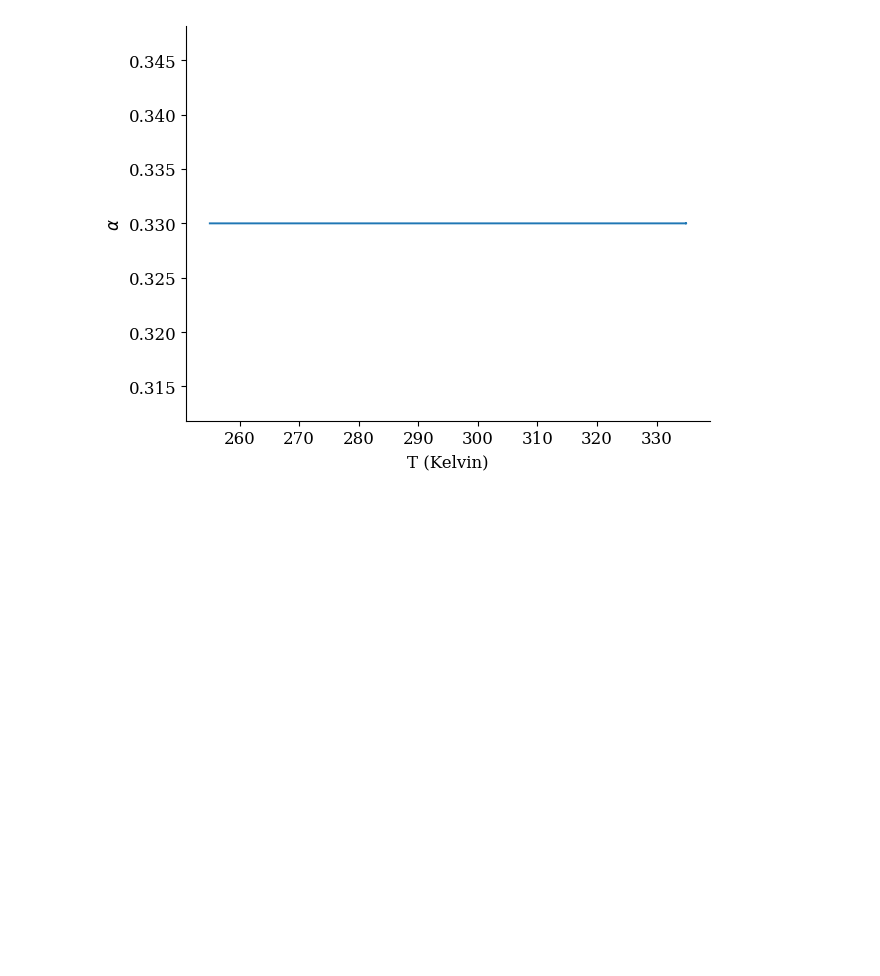
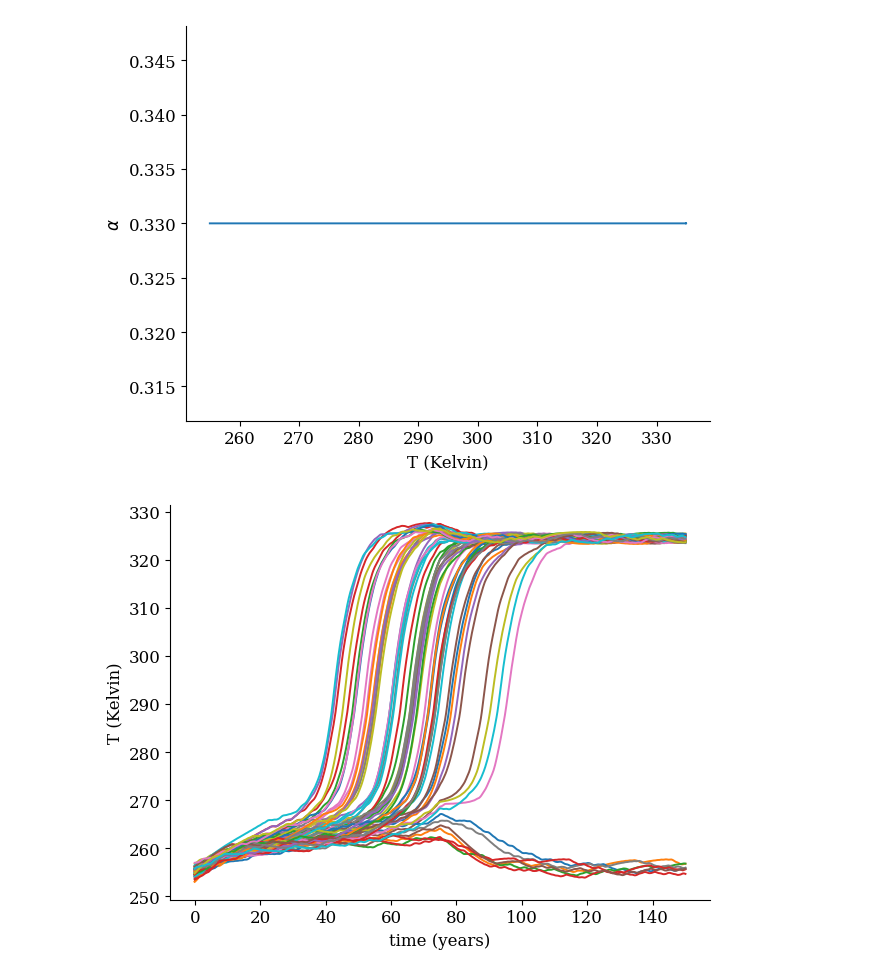
Before and after one commit to TerpstraS/GEBM_nadcom23, a Jupyter notebook: GEBM_nadcom23.ipynb, the cells around one changed output. Saved outputs shown, nothing was run; the diff lists cells and outputs as text; code cells hidden in the pictures; blank space fills up the shorter version.

```diff
--- a/GEBM_nadcom23.ipynb
+++ b/GEBM_nadcom23.ipynb
@@ -226,9 +226,11 @@ model.plot_T_alpha()
 # and first setting y0 to equilibrium before solving the model
 def run_ensemble(
     N, tau_0, tau_NV, nu_NV, t_end, factor, width, do_rho_reduce=False,
-    do_plot=True, mu_0=15*(3600*24*365)**3, alpha_0=0.7, T_0=235
+    do_plot=True, mu_0=15*(3600*24*365)**3, alpha_0=0.7, T_0=235, seed=123043,
+    fname="result"
 ):
 
+    np.random.seed(seed)
     if do_plot:
         fig, ax = plt.subplots(tight_layout=True)
         ax.set_xlabel("time (years)")
@@ -268,7 +270,7 @@ def run_ensemble(
         y0[1] = np.random.normal(-0.1, 0.1)
         y0[2] = np.random.normal(-0.1, 0.1)
         y0[3] = np.random.normal(-0.1, 0.1)
-        sol = model.set_equilibrium(y0=y0, t_end=25)
+        sol = model.set_equilibrium(y0=y0, t_end=100)
 
         # solve model
         t_eval = np.linspace(0, t_end, t_points)
@@ -276,34 +278,36 @@ def run_ensemble(
 
         # store model results for T and alpha
         T_sols[i] = model.T
         alpha_sols[i] = model.alpha
 
         if do_plot:
             ax.plot(model.t, model.T)
 
     t_sols = model.t
 
     # store results
-    np.savez(f"results_factor.{factor}_width.{width}", T_sols=T_sols, alpha_sols=alpha_sols, t_sols=t_sols)
+    np.savez(f"{fname}_N.{N}_factor.{factor}_width.{width}_seed.{seed}", T_sols=T_sols, alpha_sols=alpha_sols, t_sols=t_sols)
 
     return T_sols, alpha_sols, t_sols
 
 
 # Run example
 # Parameters
 tau_a =  0 # 5e9 / (3600*24*365)
 tau_NV = 6e7 / (3600*24*365)
 nu_NV = 5 * (3600*24*365)**3
 
 N = 60
 t_end = 150
 
 factor = 4
 width = 75
 
 do_rho_reduce = False
 
 T_sols, alpha_sols, t_sols = run_ensemble(N, tau_a, tau_NV, nu_NV, t_end, factor, width, do_rho_reduce=do_rho_reduce, do_plot=True)
+# %% [output]
+[figure, added]
 # %%
 # example download of a single ensemble run
 res = np.load(f"results_factor.{factor}_width.{width}.npz")
```
Also changed, not shown: parts of 2 cells of this notebook.
